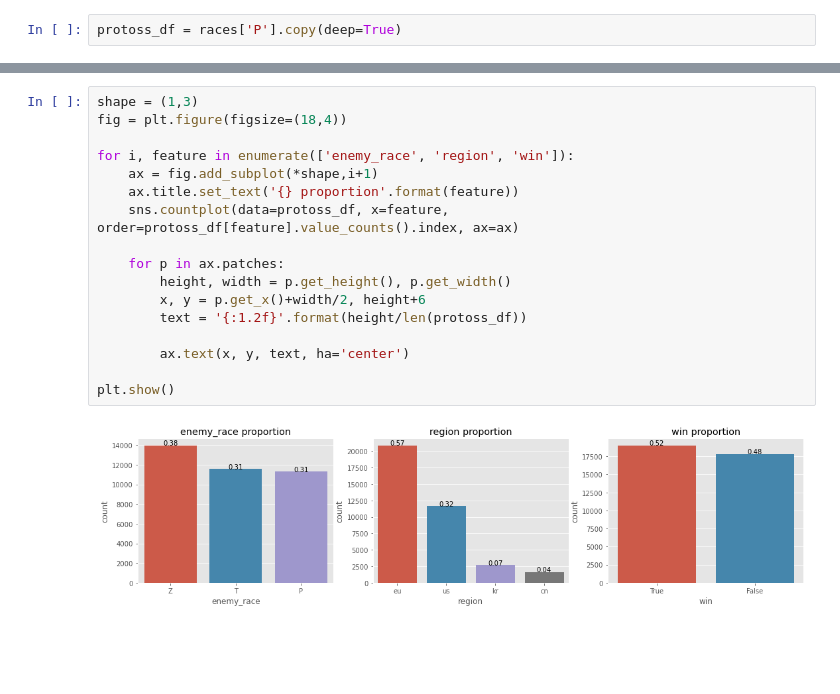
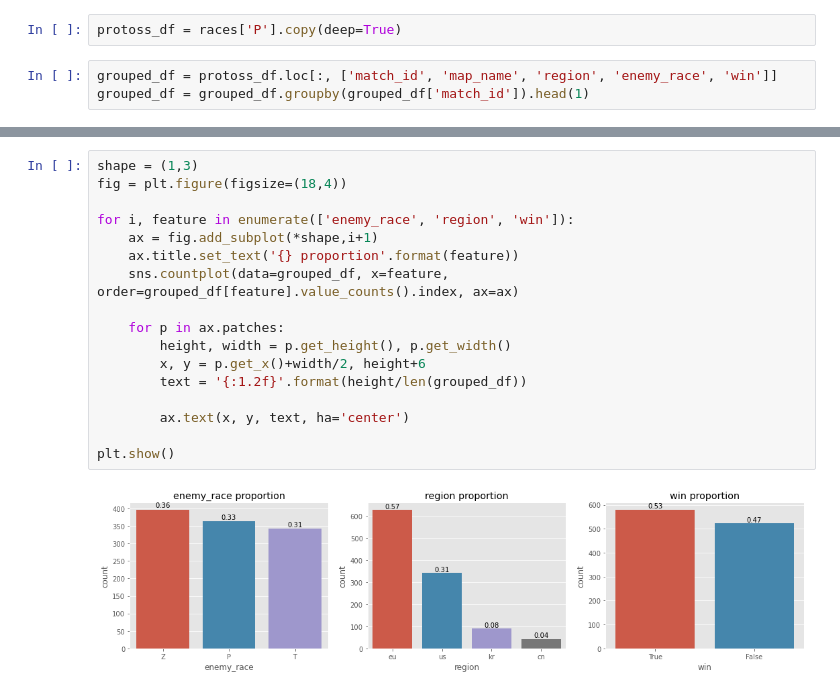
Before and after one commit to ucfcs/Fall2020-Group-20, a Jupyter notebook: notebooks/protoss/protoss_exploration.ipynb, the cells around one changed output, grey strips where cells are left out. Cells and saved outputs as stored; diff of their text form; blank space fills up the shorter version.

```diff
--- a/notebooks/protoss/protoss_exploration.ipynb
+++ b/notebooks/protoss/protoss_exploration.ipynb
@@ -20,3 +20,6 @@ for path in glob('../../data/processed/*'):
     races[filename[0].upper()] = pd.read_csv(path, index_col=0)
 # %%
 protoss_df = races['P'].copy(deep=True)
+# %%
+grouped_df = protoss_df.loc[:, ['match_id', 'map_name', 'region', 'enemy_race', 'win']]
+grouped_df = grouped_df.groupby(grouped_df['match_id']).head(1)
@@ -23,19 +35,19 @@ protoss_df = races['P'].copy(deep=True)
 # %%
 shape = (1,3)
 fig = plt.figure(figsize=(18,4))
 
 for i, feature in enumerate(['enemy_race', 'region', 'win']):
     ax = fig.add_subplot(*shape,i+1)
     ax.title.set_text('{} proportion'.format(feature))
-    sns.countplot(data=protoss_df, x=feature, order=protoss_df[feature].value_counts().index, ax=ax)
+    sns.countplot(data=grouped_df, x=feature, order=grouped_df[feature].value_counts().index, ax=ax)
 
     for p in ax.patches:
         height, width = p.get_height(), p.get_width()
         x, y = p.get_x()+width/2, height+6
-        text = '{:1.2f}'.format(height/len(protoss_df))
+        text = '{:1.2f}'.format(height/len(grouped_df))
 
         ax.text(x, y, text, ha='center')
 
 plt.show()
 # %% [output]
-[figure, old version]
+[figure, new version]
```
Also changed, not shown: parts of 7 cells of this notebook, 5 other files.
